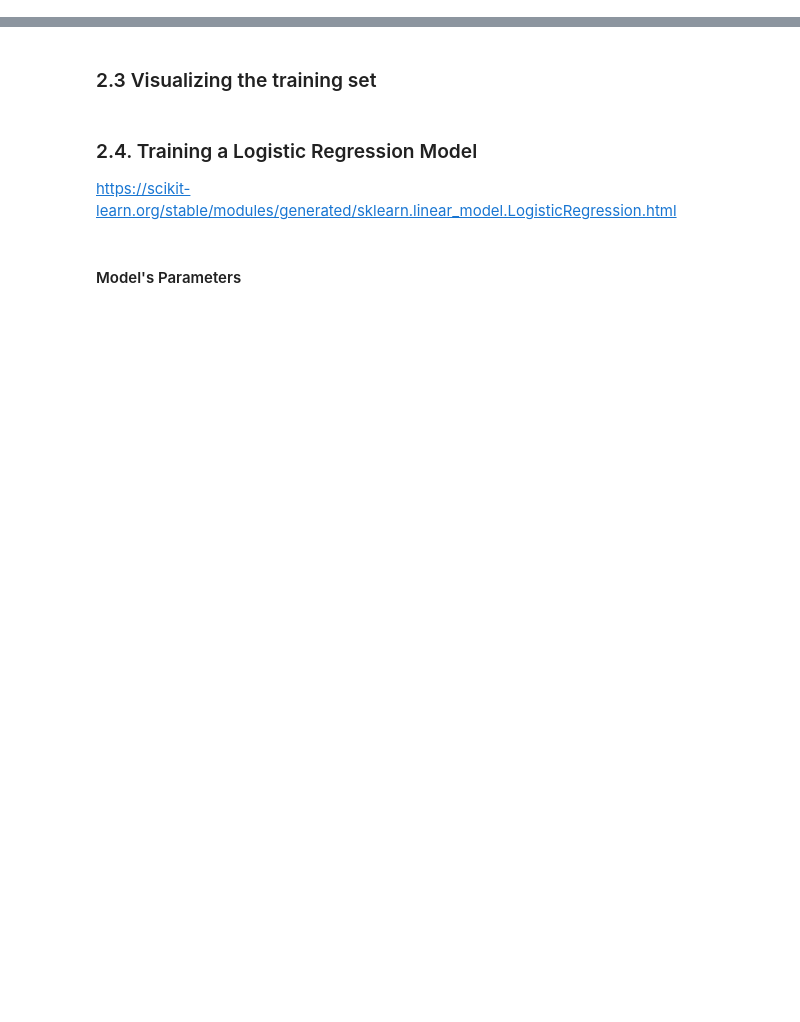
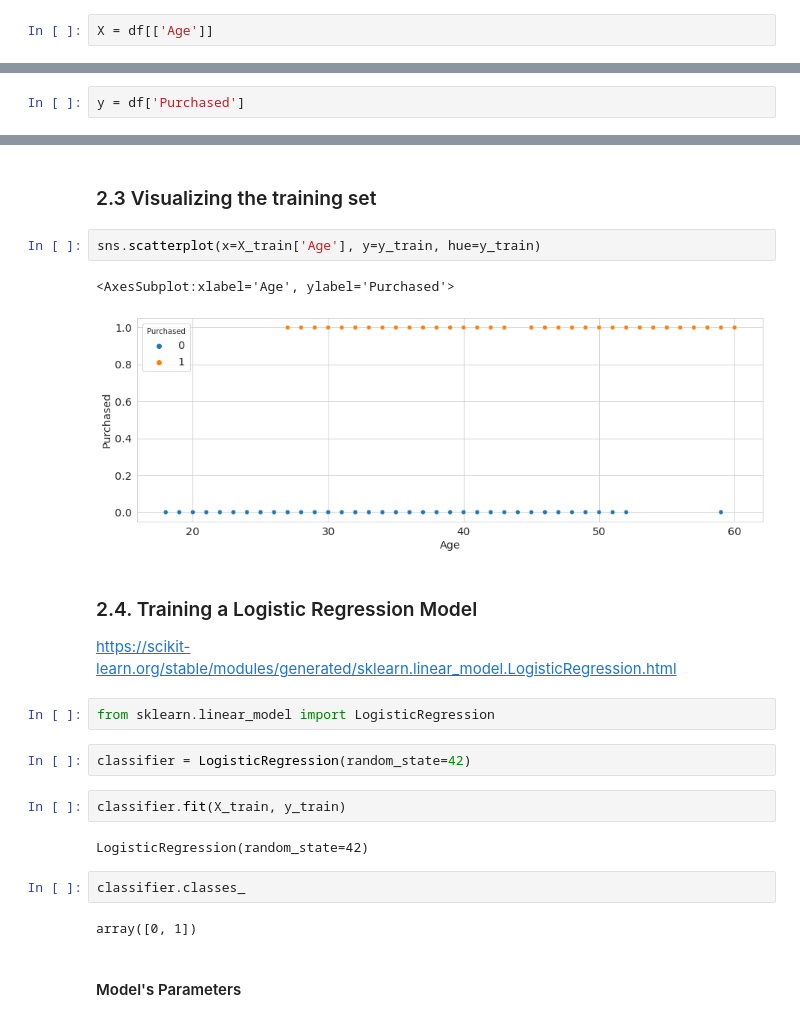
Before and after one commit to prof-samuka-IFSP/IFSP-CMP-D1AED-2023.1, a Jupyter notebook: logistic_regression/logistic_regression_v1.ipynb, the cells around one changed output, grey strips where cells are left out. Cells and saved outputs as stored; diff of their text form; blank space fills up the shorter version.

```diff
--- a/logistic_regression/logistic_regression_v1.ipynb
+++ b/logistic_regression/logistic_regression_v1.ipynb
@@ -63,4 +118,6 @@ df.head()
 # %% [markdown]
 #### Feature matrix (X)
+# %%
+X = df[['Age']]
 # %%
 X
@@ -69,2 +140,4 @@ X
+# %%
+y = df['Purchased']
 # %%
 y
@@ -99,7 +245,24 @@ Recall that, considering the whole data, _class 0_ has 64.25% of the samples whi
 # %% [markdown]
 ### 2.3 Visualizing the training set
+# %%
+sns.scatterplot(x=X_train['Age'], y=y_train, hue=y_train)
+# %% [output]
+<AxesSubplot:xlabel='Age', ylabel='Purchased'>
+[figure, added]
 # %% [markdown]
 ### 2.4. Training a Logistic Regression Model
 https://scikit-learn.org/stable/modules/generated/sklearn.linear_model.LogisticRegression.html
+# %%
+from sklearn.linear_model import LogisticRegression
+# %%
+classifier = LogisticRegression(random_state=42)
+# %%
+classifier.fit(X_train, y_train)
+# %% [output]
+LogisticRegression(random_state=42)
+# %%
+classifier.classes_
+# %% [output]
+array([0, 1])
 # %% [markdown]
 #### Model's Parameters
```
Also changed, not shown: parts of 63 cells of this notebook, 1 other file.
